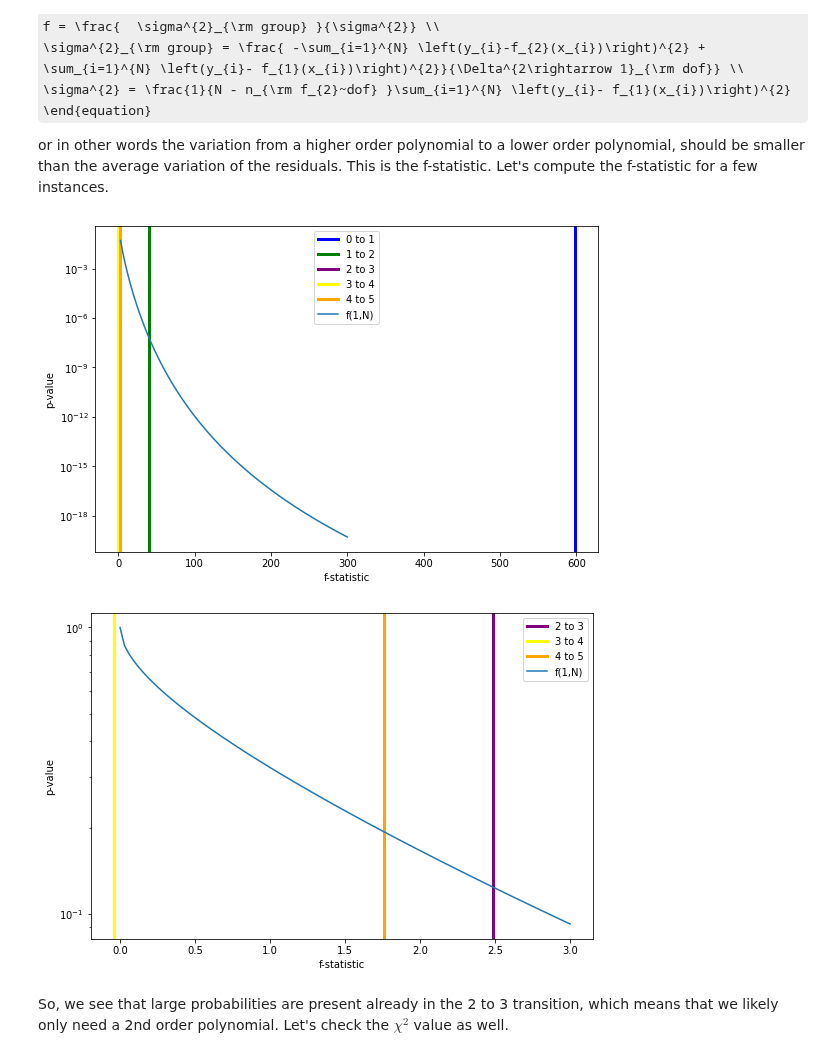
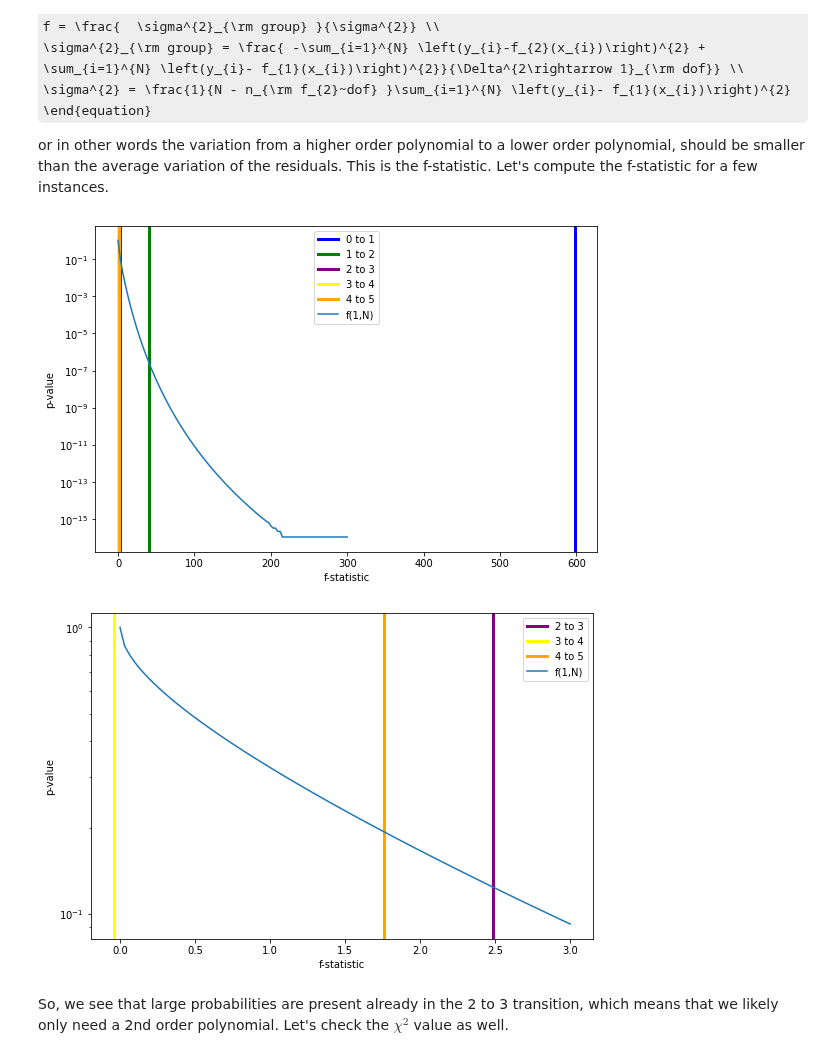
Before and after one commit to MIT-8s50/course, a Jupyter notebook: Lecture9/Lecture09_v1.ipynb, the cells around one changed output. Cells and saved outputs as stored; diff of their text form; code cells hidden in the pictures; some formulas as TeX source.

```diff
--- a/Lecture9/Lecture09_v1.ipynb
+++ b/Lecture9/Lecture09_v1.ipynb
@@ -309,6 +313,8 @@ So as we go to a higher order polynomial,we get to progressively smaller standar
 
 or in other words the variation from a higher order polynomial to a lower order polynomial, should be smaller than the average variation of the residuals. This is the f-statistic. Let's compute the f-statistic for a few instances.
 # %%
+import scipy.stats as stats
+
 def residual2(iY,iFunc,iYErr):
     residval = (iY-iFunc)
     return np.sum(residval**2)
@@ -326,35 +332,35 @@ f32=ftest(y,y_err,result2,result3,3,4)
 f43=ftest(y,y_err,result3,result4,4,5)
 f54=ftest(y,y_err,result4,result5,4,5)
 
 xrange=np.linspace(0,300,100)
-farr=stats.f.pdf(xrange,1,len(y)-5)
+farr=1-stats.f.cdf(xrange,1,len(y)-5)
 fig, ax = plt.subplots(figsize=(9,6))
 ax.axvline(x=f10,linewidth=3,c='b',label='0 to 1')
 ax.axvline(x=f21,linewidth=3,c='g',label='1 to 2')
 ax.axvline(x=f32,linewidth=3,c='purple',label='2 to 3')
 ax.axvline(x=f43,linewidth=3,c='yellow',label='3 to 4')
 ax.axvline(x=f54,linewidth=3,c='orange',label='4 to 5')
 ax.set_yscale('log')
 plt.plot(xrange,farr,label='f(1,N)')
 plt.legend()
 plt.xlabel('f-statistic')
 plt.ylabel('p-value')
 plt.show()
 
 xrange=np.linspace(0,3,100)
 farr=1-stats.f.cdf(xrange,1,len(y)-5)
 fig, ax = plt.subplots(figsize=(9,6))
 ax.axvline(x=f32,linewidth=3,c='purple',label='2 to 3')
 ax.axvline(x=f43,linewidth=3,c='yellow',label='3 to 4')
 ax.axvline(x=f54,linewidth=3,c='orange',label='4 to 5')
 ax.set_yscale('log')
 plt.xlabel('f-statistic')
 plt.plot(xrange,farr,label='f(1,N)')
 plt.ylabel('p-value')
 plt.legend()
 plt.show()
 # %% [output]
-[figure, old version]
+[figure, new version]
 [figure]
 # %% [markdown]
 So, we see that large probabilities are present already in the 2 to 3 transition, which means that we likely only need a 2nd order polynomial. Let's check the $\chi^{2}$ value as well.
```
Also changed, not shown: parts of 11 cells of this notebook, 1 other file.
